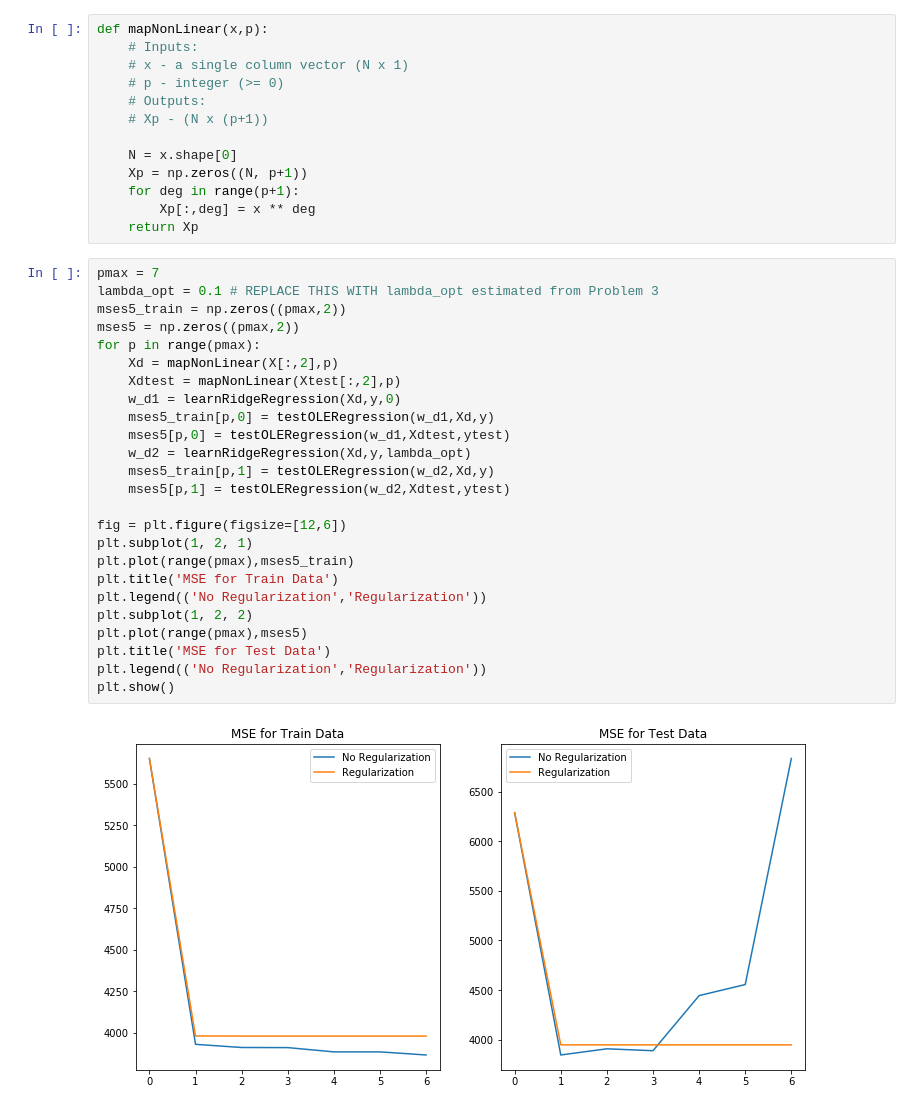
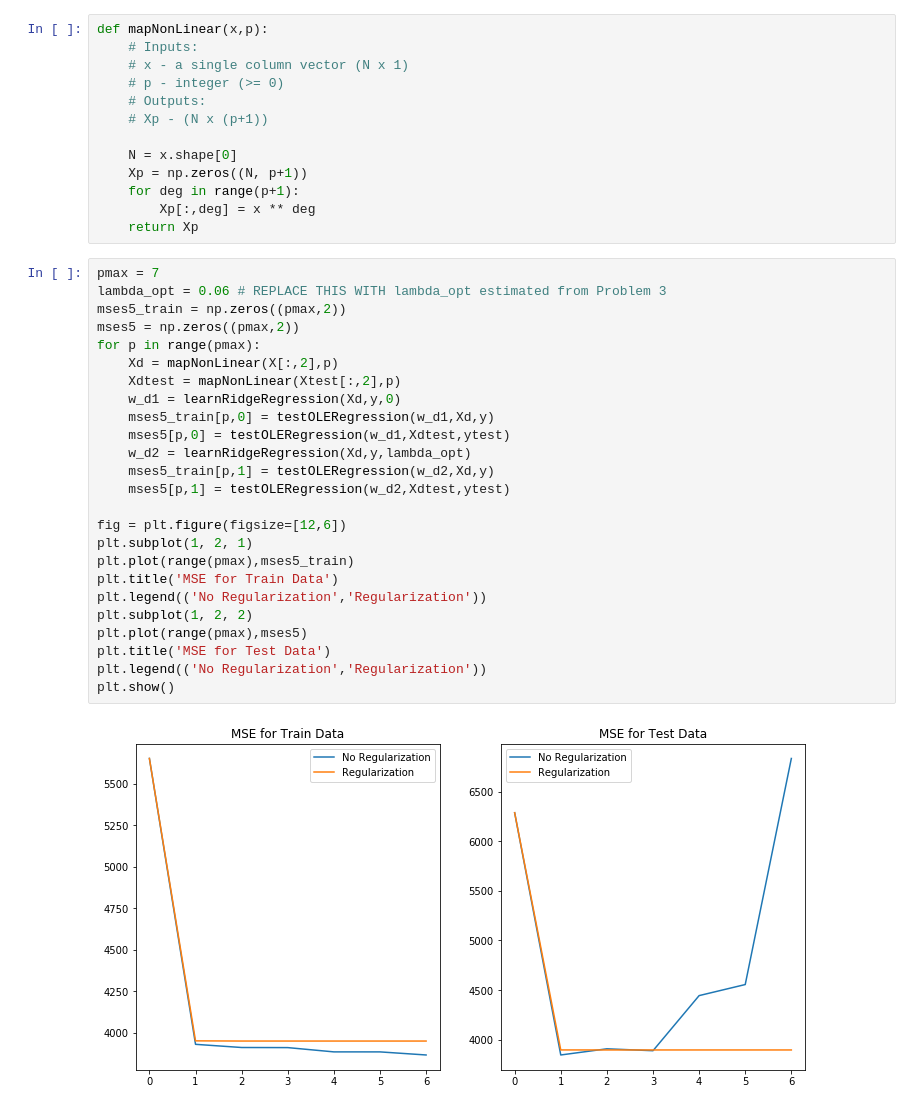
Before and after one commit to nathanmargaglio/Classification-and-Regression, a Jupyter notebook: Experimentation.ipynb, the cells around one changed output. Cells and saved outputs as stored; diff of their text form.

```diff
--- a/Experimentation.ipynb
+++ b/Experimentation.ipynb
@@ -351,28 +355,28 @@ def mapNonLinear(x,p):
     return Xp
 # %%
 pmax = 7
-lambda_opt = 0.1 # REPLACE THIS WITH lambda_opt estimated from Problem 3
+lambda_opt = 0.06 # REPLACE THIS WITH lambda_opt estimated from Problem 3
 mses5_train = np.zeros((pmax,2))
 mses5 = np.zeros((pmax,2))
 for p in range(pmax):
     Xd = mapNonLinear(X[:,2],p)
     Xdtest = mapNonLinear(Xtest[:,2],p)
     w_d1 = learnRidgeRegression(Xd,y,0)
     mses5_train[p,0] = testOLERegression(w_d1,Xd,y)
     mses5[p,0] = testOLERegression(w_d1,Xdtest,ytest)
     w_d2 = learnRidgeRegression(Xd,y,lambda_opt)
     mses5_train[p,1] = testOLERegression(w_d2,Xd,y)
     mses5[p,1] = testOLERegression(w_d2,Xdtest,ytest)
 
 fig = plt.figure(figsize=[12,6])
 plt.subplot(1, 2, 1)
 plt.plot(range(pmax),mses5_train)
 plt.title('MSE for Train Data')
 plt.legend(('No Regularization','Regularization'))
 plt.subplot(1, 2, 2)
 plt.plot(range(pmax),mses5)
 plt.title('MSE for Test Data')
 plt.legend(('No Regularization','Regularization'))
 plt.show()
 # %% [output]
-[figure, old version]
+[figure, new version]
```
Also changed, not shown: parts of 4 cells of this notebook, 1 other file.
